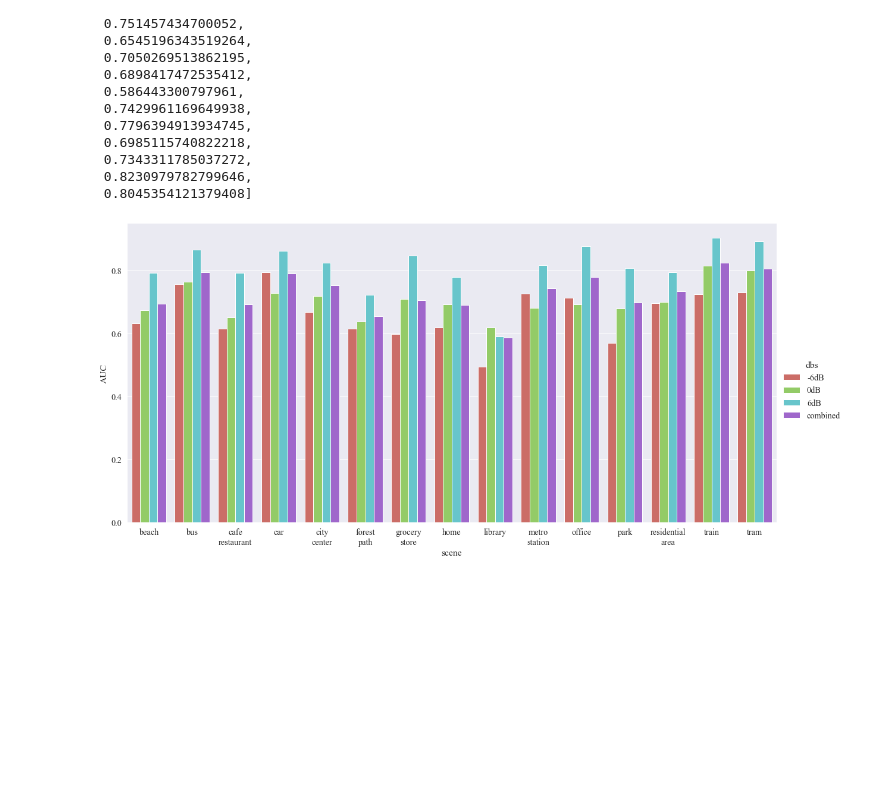
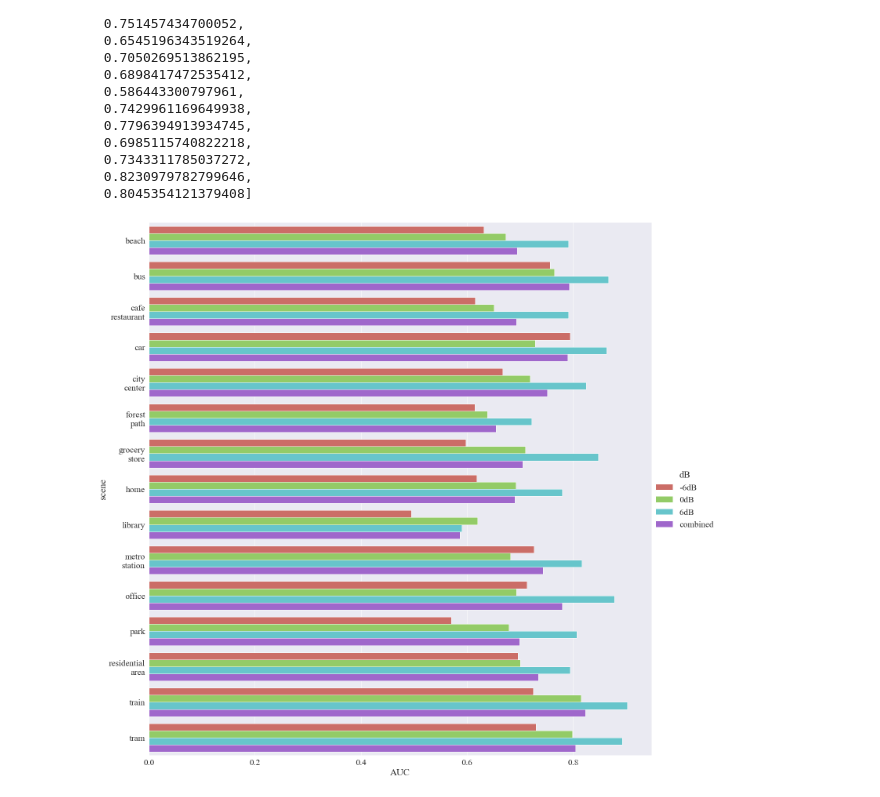
Before and after one commit to EllenRushe/AudioAnomalyDetectionWaveNet, a Jupyter notebook: analyse_snr_roc_auc.ipynb, the cells around one changed output. Drawn from its saved outputs; the diff is of its cells as text; code cells hidden in the pictures; blank space fills up the shorter version.

```diff
--- a/analyse_snr_roc_auc.ipynb
+++ b/analyse_snr_roc_auc.ipynb
@@ -10,4 +10,4 @@ tf.compat.v1.disable_v2_behavior()
 from ruamel.yaml import YAML
 import matplotlib.pyplot as plt
 from sklearn.metrics import roc_curve, auc
-sns.set(font_scale=1.3, font="Times New Roman")
+sns.set(font_scale=2, font="Times New Roman")
@@ -271,17 +266,17 @@ auc_com_cae
 # %%
 
 dbs_cae = np.concatenate([np.full(len(auc_neg_6dB_cae), '-6dB'),
                       np.full(len(auc_0dB_cae), '0dB'),
                       np.full(len(auc_pos_6dB_cae), '6dB'),
                       np.full(len(auc_com_cae), 'combined')
                      ])
 auc_scores_cae =  auc_neg_6dB_cae+auc_0dB_cae+auc_pos_6dB_cae+auc_com_cae
 plot_data_cae = {'scene': scene_list,
-     'dbs': dbs_cae ,
+     'dB': dbs_cae ,
      'AUC':auc_scores_cae}
 
 df_cae = pd.DataFrame(data=plot_data_cae)
-wn_plot = sns.catplot(x='scene', y='AUC', hue='dbs', data=df_cae, kind='bar', height=8, aspect=2,palette=sns.color_palette("hls", 4))
+wn_plot = sns.catplot(x='AUC', y='scene', hue='dB', data=df_cae, kind='bar', height=20, aspect=1,palette=sns.color_palette("hls", 4))
 wn_plot.savefig("cae_snr_ROCAUC.png")
 # %% [output]
-[figure, old version]
+[figure, new version]
```
Also changed, not shown: parts of 3 cells of this notebook, 1 other file.
